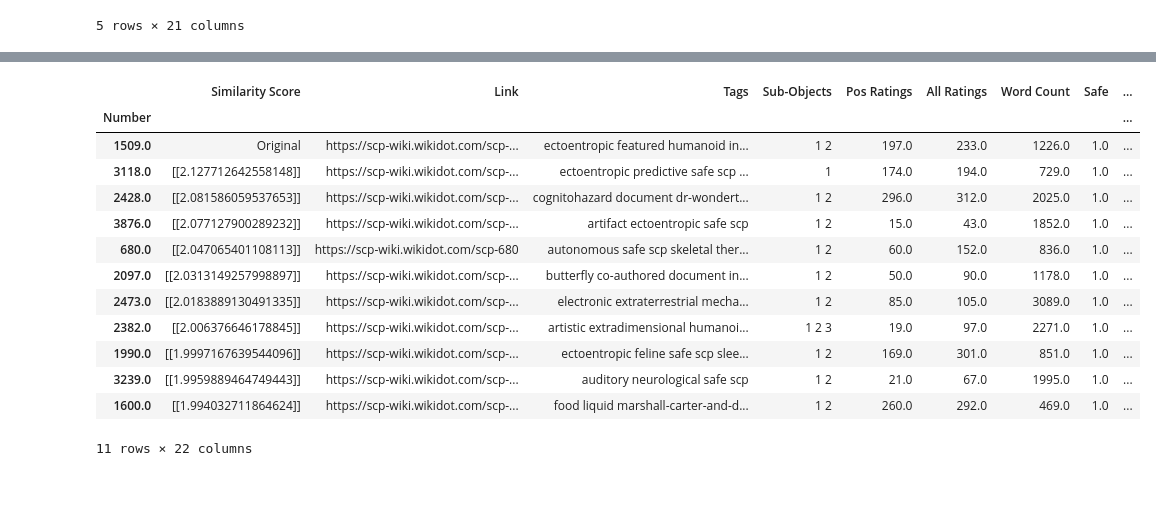
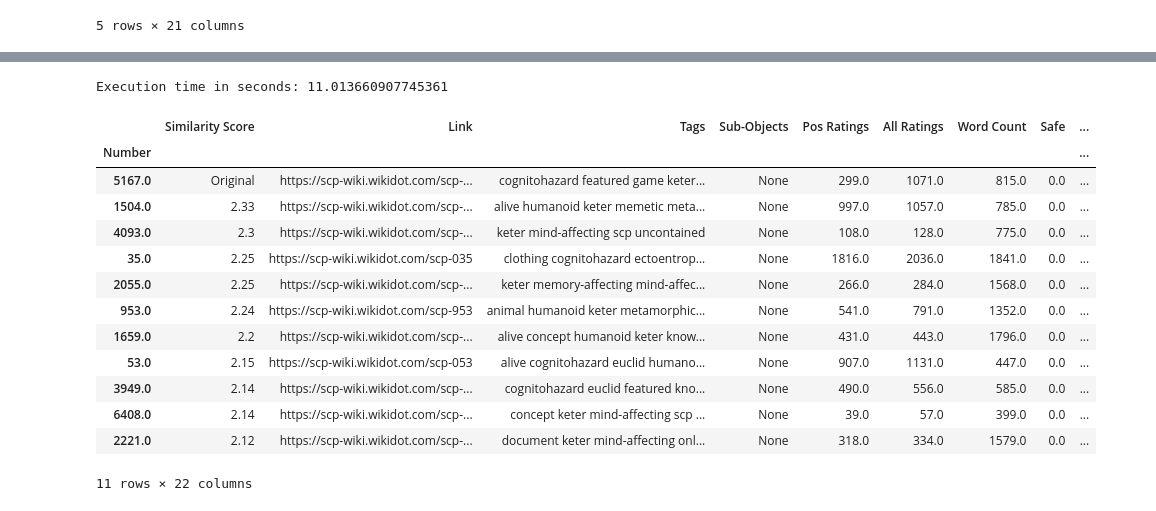
Before and after one commit to Countdown369/SecureContainProtect, a Jupyter notebook: Recommendation Algorthimn.ipynb, the cells around one changed output, grey strips where cells are left out. Cells and saved outputs as stored; diff of their text form; code cells hidden in the pictures.

```diff
--- a/Recommendation Algorthimn.ipynb
+++ b/Recommendation Algorthimn.ipynb
@@ -78,0 +95,12 @@ df_array.head()
+# %%
+def my_tokenizer(text):
+    '''tokenizer that keeps single character
+    Args:
+        text (str): text to be tokenized
+    Return:
+        re.splot("\\s+", text) (str): good text
+    '''
+    # create a space between special characters
+    text=re.sub("(\\W)"," \\1 ",text)
+    # split based on whitespace
+    return re.split("\\s+",text)
@@ -109,7 +182,8 @@ def get_similarities(scp, df_array):
 
         # calculate overall similarity by adding
         # weight the factors as desired- objects are worth less, tags are worth a lot
-        overall_sim = (1*tag_sim) + (0.5*obj_sim) + (0.6*num_sim)
+        overall_sim = (2*tag_sim) + (0.5*obj_sim) + (0.75*num_sim)
+        overall_sim = round(overall_sim[0][0], 2)
 
         # add similarites together and put into dataframe
         similarities = similarities.append({"Number" : idx, "Similarity": overall_sim}, ignore_index=True)
@@ -179,21 +253,37 @@ def recommend_scp(scp, df_array, df_scp, num_recs = 5, open_first = True):
 
     # return the top recommendations
     return(df_recs)
+# %%
+# turn the scp dataframe into array for the recommendation function
+df_array = turn_data_into_arrays(df)
 # %%
-recs = recommend_scp(1509, df_array, df, 10)
+# check how long it takes the recommendation function to run
+startTime = time.time()
+
+# run recommendation function
+og_scp = 5167
+num_recs = 10
+recs = recommend_scp(og_scp, df_array, df, num_recs)
+
+# print function run time
+executionTime = (time.time() - startTime)
+print('Execution time in seconds: ' + str(executionTime))
+
+# print scp recommendations
 recs
 # %% [output]
+Execution time in seconds: 11.013660907745361
 |  | Similarity Score | Link | Tags | Sub-Objects | Pos Ratings | All Ratings | Word Count | Safe | ... |
 | Number |  |  |  |  |  |  |  |  | ... |
-| 1509.0 | Original | https://scp-wiki.wikidot.com/scp-... | ectoentropic featured humanoid in... | 1 2 | 197.0 | 233.0 | 1226.0 | 1.0 | ... |
-| 3118.0 | [[2.127712642558148]] | https://scp-wiki.wikidot.com/scp-... | ectoentropic predictive safe scp ... | 1 | 174.0 | 194.0 | 729.0 | 1.0 | ... |
-| 2428.0 | [[2.081586059537653]] | https://scp-wiki.wikidot.com/scp-... | cognitohazard document dr-wondert... | 1 2 | 296.0 | 312.0 | 2025.0 | 1.0 | ... |
-| 3876.0 | [[2.077127900289232]] | https://scp-wiki.wikidot.com/scp-... | artifact ectoentropic safe scp | 1 2 | 15.0 | 43.0 | 1852.0 | 1.0 | ... |
-| 680.0 | [[2.047065401108113]] | https://scp-wiki.wikidot.com/scp-680 | autonomous safe scp skeletal ther... | 1 2 | 60.0 | 152.0 | 836.0 | 1.0 | ... |
-| 2097.0 | [[2.0313149257998897]] | https://scp-wiki.wikidot.com/scp-... | butterfly co-authored document in... | 1 2 | 50.0 | 90.0 | 1178.0 | 1.0 | ... |
-| 2473.0 | [[2.0183889130491335]] | https://scp-wiki.wikidot.com/scp-... | electronic extraterrestrial mecha... | 1 2 | 85.0 | 105.0 | 3089.0 | 1.0 | ... |
-| 2382.0 | [[2.006376646178845]] | https://scp-wiki.wikidot.com/scp-... | artistic extradimensional humanoi... | 1 2 3 | 19.0 | 97.0 | 2271.0 | 1.0 | ... |
-| 1990.0 | [[1.9997167639544096]] | https://scp-wiki.wikidot.com/scp-... | ectoentropic feline safe scp slee... | 1 2 | 169.0 | 301.0 | 851.0 | 1.0 | ... |
-| 3239.0 | [[1.9959889464749443]] | https://scp-wiki.wikidot.com/scp-... | auditory neurological safe scp | 1 2 | 21.0 | 67.0 | 1995.0 | 1.0 | ... |
-| 1600.0 | [[1.994032711864624]] | https://scp-wiki.wikidot.com/scp-... | food liquid marshall-carter-and-d... | 1 2 | 260.0 | 292.0 | 469.0 | 1.0 | ... |
+| 5167.0 | Original | https://scp-wiki.wikidot.com/scp-... | cognitohazard featured game keter... | None | 299.0 | 1071.0 | 815.0 | 0.0 | ... |
+| 1504.0 | 2.33 | https://scp-wiki.wikidot.com/scp-... | alive humanoid keter memetic meta... | None | 997.0 | 1057.0 | 785.0 | 0.0 | ... |
+| 4093.0 | 2.3 | https://scp-wiki.wikidot.com/scp-... | keter mind-affecting scp uncontained | None | 108.0 | 128.0 | 775.0 | 0.0 | ... |
+| 35.0 | 2.25 | https://scp-wiki.wikidot.com/scp-035 | clothing cognitohazard ectoentrop... | None | 1816.0 | 2036.0 | 1841.0 | 0.0 | ... |
+| 2055.0 | 2.25 | https://scp-wiki.wikidot.com/scp-... | keter memory-affecting mind-affec... | None | 266.0 | 284.0 | 1568.0 | 0.0 | ... |
+| 953.0 | 2.24 | https://scp-wiki.wikidot.com/scp-953 | animal humanoid keter metamorphic... | None | 541.0 | 791.0 | 1352.0 | 0.0 | ... |
+| 1659.0 | 2.2 | https://scp-wiki.wikidot.com/scp-... | alive concept humanoid keter know... | None | 431.0 | 443.0 | 1796.0 | 0.0 | ... |
+| 53.0 | 2.15 | https://scp-wiki.wikidot.com/scp-053 | alive cognitohazard euclid humano... | None | 907.0 | 1131.0 | 447.0 | 0.0 | ... |
+| 3949.0 | 2.14 | https://scp-wiki.wikidot.com/scp-... | cognitohazard euclid featured kno... | None | 490.0 | 556.0 | 585.0 | 0.0 | ... |
+| 6408.0 | 2.14 | https://scp-wiki.wikidot.com/scp-... | concept keter mind-affecting scp ... | None | 39.0 | 57.0 | 399.0 | 0.0 | ... |
+| 2221.0 | 2.12 | https://scp-wiki.wikidot.com/scp-... | document keter mind-affecting onl... | None | 318.0 | 334.0 | 1579.0 | 0.0 | ... |
-11 rows × 22 columns
+11 rows × 22 columns
```
Also changed, not shown: parts of 12 cells of this notebook, 4 other files.
